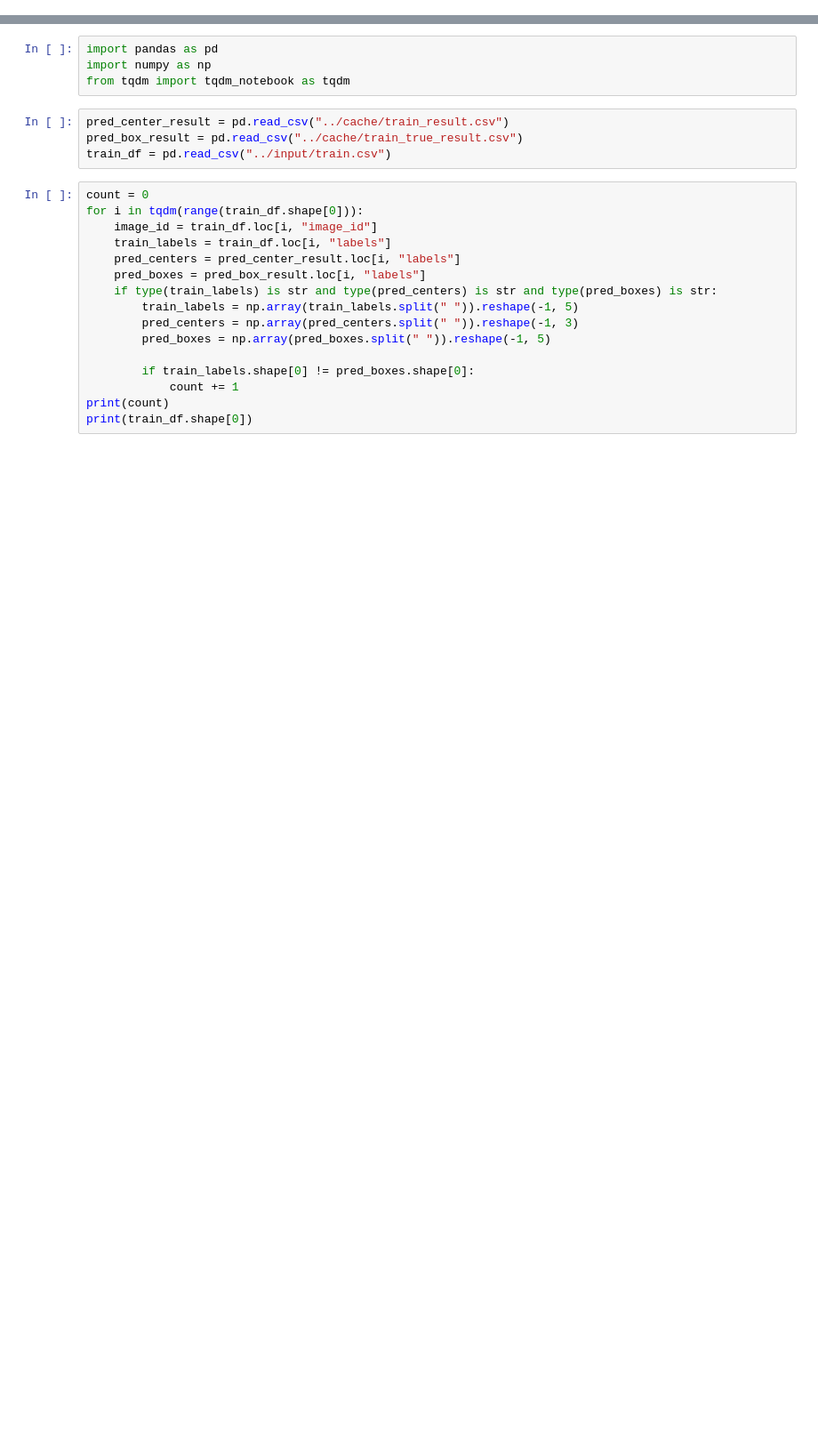
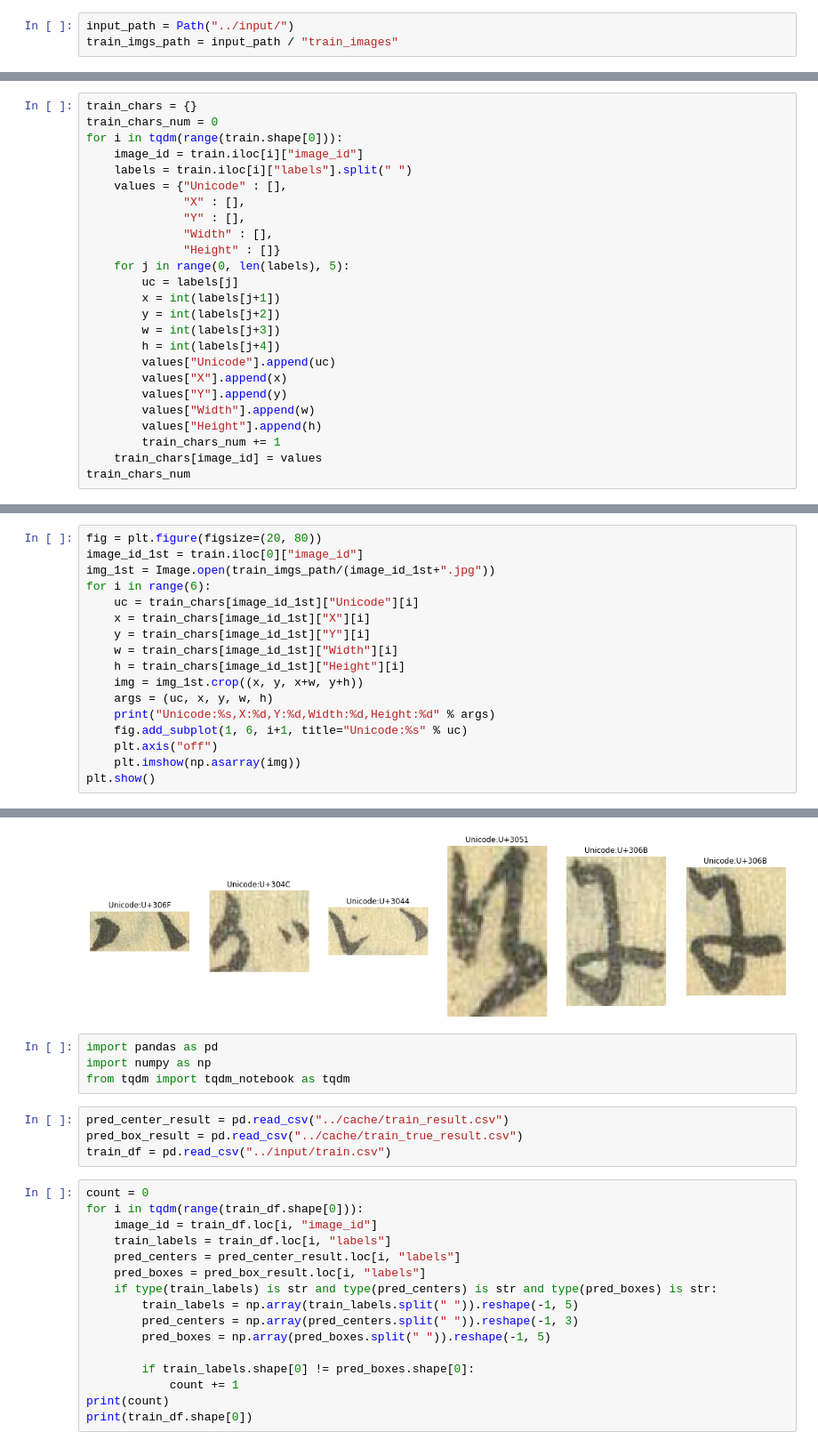
Before and after one commit to TengHuo/Kuzushiji_Recognition, a Jupyter notebook: notebooks/test.ipynb, the cells around one changed output, grey strips where cells are left out. Shown at 89% size. Cells and saved outputs as stored; diff of their text form; blank space fills up the shorter version.

```diff
--- a/notebooks/test.ipynb
+++ b/notebooks/test.ipynb
@@ -0,0 +14,3 @@
+# %%
+input_path = Path("../input/")
+train_imgs_path = input_path / "train_images"
@@ -0,0 +32,25 @@
+# %%
+train_chars = {}
+train_chars_num = 0
+for i in tqdm(range(train.shape[0])):
+    image_id = train.iloc[i]["image_id"]
+    labels = train.iloc[i]["labels"].split(" ")
+    values = {"Unicode" : [],
+              "X" : [],
+              "Y" : [],
+              "Width" : [],
+              "Height" : []}
+    for j in range(0, len(labels), 5):
+        uc = labels[j]
+        x = int(labels[j+1])
+        y = int(labels[j+2])
+        w = int(labels[j+3])
+        h = int(labels[j+4])
+        values["Unicode"].append(uc)
+        values["X"].append(x)
+        values["Y"].append(y)
+        values["Width"].append(w)
+        values["Height"].append(h)
+        train_chars_num += 1
+    train_chars[image_id] = values
+train_chars_num
@@ -0,0 +60,18 @@
+# %%
+fig = plt.figure(figsize=(20, 80))
+image_id_1st = train.iloc[0]["image_id"]
+img_1st = Image.open(train_imgs_path/(image_id_1st+".jpg"))
+for i in range(6):
+    uc = train_chars[image_id_1st]["Unicode"][i]
+    x = train_chars[image_id_1st]["X"][i]
+    y = train_chars[image_id_1st]["Y"][i]
+    w = train_chars[image_id_1st]["Width"][i]
+    h = train_chars[image_id_1st]["Height"][i]
+    img = img_1st.crop((x, y, x+w, y+h))
+    args = (uc, x, y, w, h)
+    print("Unicode:%s,X:%d,Y:%d,Width:%d,Height:%d" % args)
+    fig.add_subplot(1, 6, i+1, title="Unicode:%s" % uc)
+    plt.axis("off")
+    plt.imshow(np.asarray(img))
+plt.show()
+# %% [output]
@@ -1,3 +84,4 @@
+[figure, added]
 # %%
 import pandas as pd
 import numpy as np
```
Also changed, not shown: parts of 4 cells of this notebook, 9 other files.
